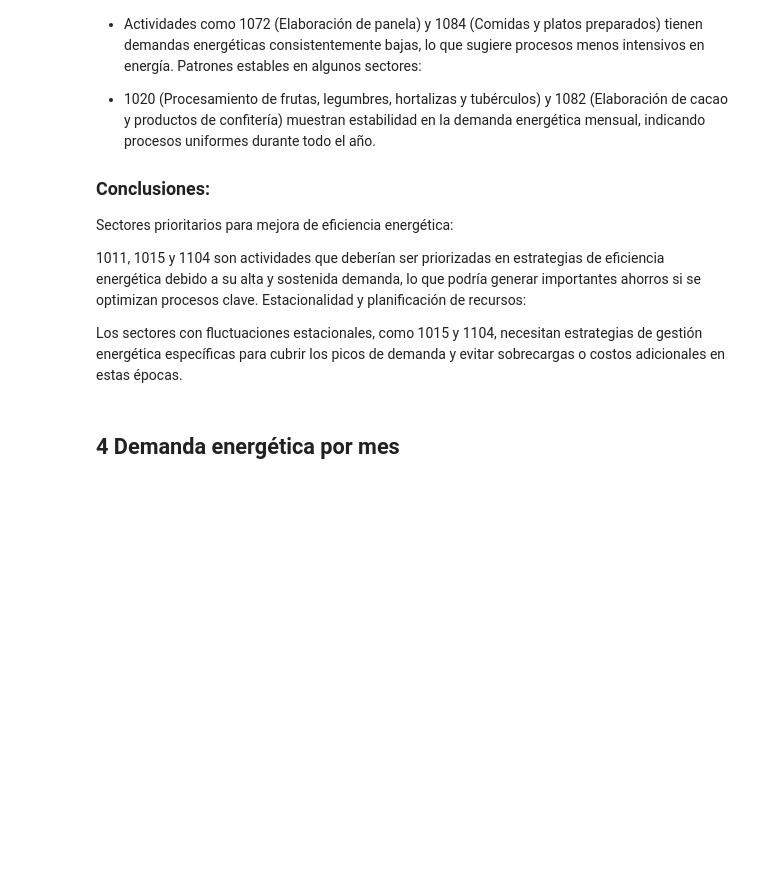
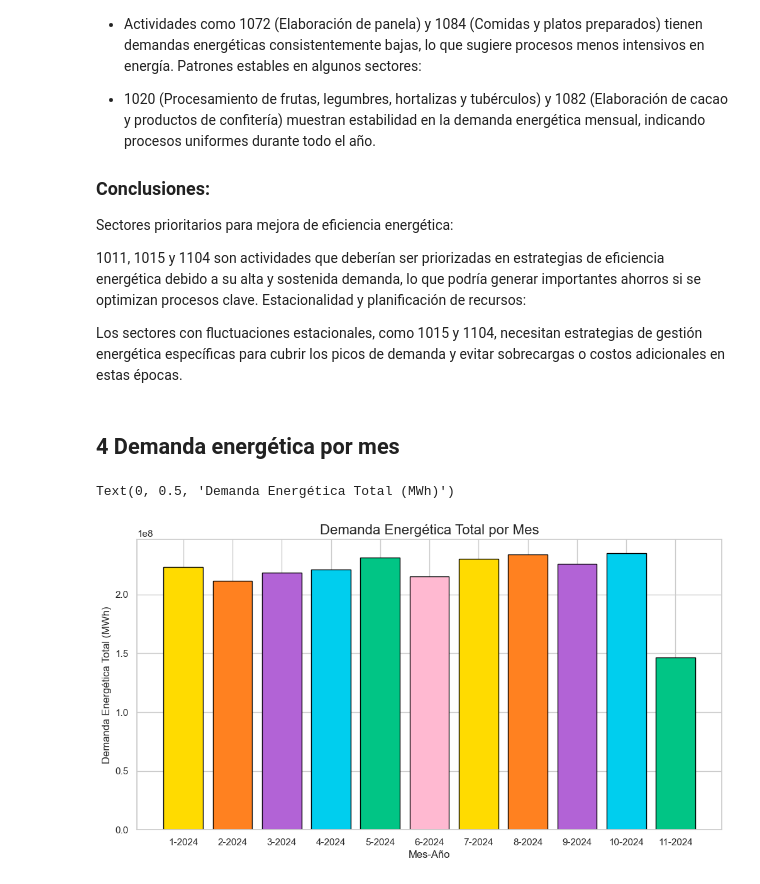
Before and after one commit to S00LEY/Talento-B_-Ing-Data, a Jupyter notebook: DemaComeNoReg_CIIU_Alimentos_2024.ipynb, the cells around one changed output. Drawn from its saved outputs; the diff is of its cells as text; code cells hidden in the pictures; blank space fills up the shorter version.

Commit message:
:chart_with_upwards_trend: Crear gráfico de barras

```diff
--- a/DemaComeNoReg_CIIU_Alimentos_2024.ipynb
+++ b/DemaComeNoReg_CIIU_Alimentos_2024.ipynb
@@ -356,13 +356,27 @@ Los sectores con fluctuaciones estacionales, como 1015 y 1104, necesitan estrate
 # %%
 df_daily_reset['Date'] = pd.to_datetime(df_daily_reset['Date'])
 df_daily_reset['Month'] = df_daily_reset['Date'].dt.month
 df_daily_reset['Year'] = df_daily_reset['Date'].dt.year
 
 # Agrupar los datos por mes y año, y sumar la demanda total por día
 df_monthly_demand = df_daily_reset.groupby(['Year', 'Month'])['Total_Demanda_Dia'].sum().reset_index()
 
 # Calcular la demanda total por el periodo completo
 total_demand = df_monthly_demand['Total_Demanda_Dia'].sum()
 
 # Calcular el porcentaje de la demanda por mes
 df_monthly_demand['Percentage'] = (df_monthly_demand['Total_Demanda_Dia'] / total_demand) * 100
+
+# Colores personalizados
+custom_colors = ["#ffdb00", "#ff8120", "#b263d6", "#00ceee", "#01c585", "#ffb9d1"]
+
+# Crear el gráfico de barras
+plt.figure(figsize=(12, 6))
+bars = plt.bar(df_monthly_demand['Month'].astype(str) + '-' + df_monthly_demand['Year'].astype(str),
+               df_monthly_demand['Total_Demanda_Dia'], color=custom_colors[:len(df_monthly_demand)], edgecolor='black')
+plt.title('Demanda Energética Total por Mes', fontsize=16)
+plt.xlabel('Mes-Año', fontsize=12)
+plt.ylabel('Demanda Energética Total (MWh)', fontsize=12)
+# %% [output]
+Text(0, 0.5, 'Demanda Energética Total (MWh)')
+[figure, added]
```
